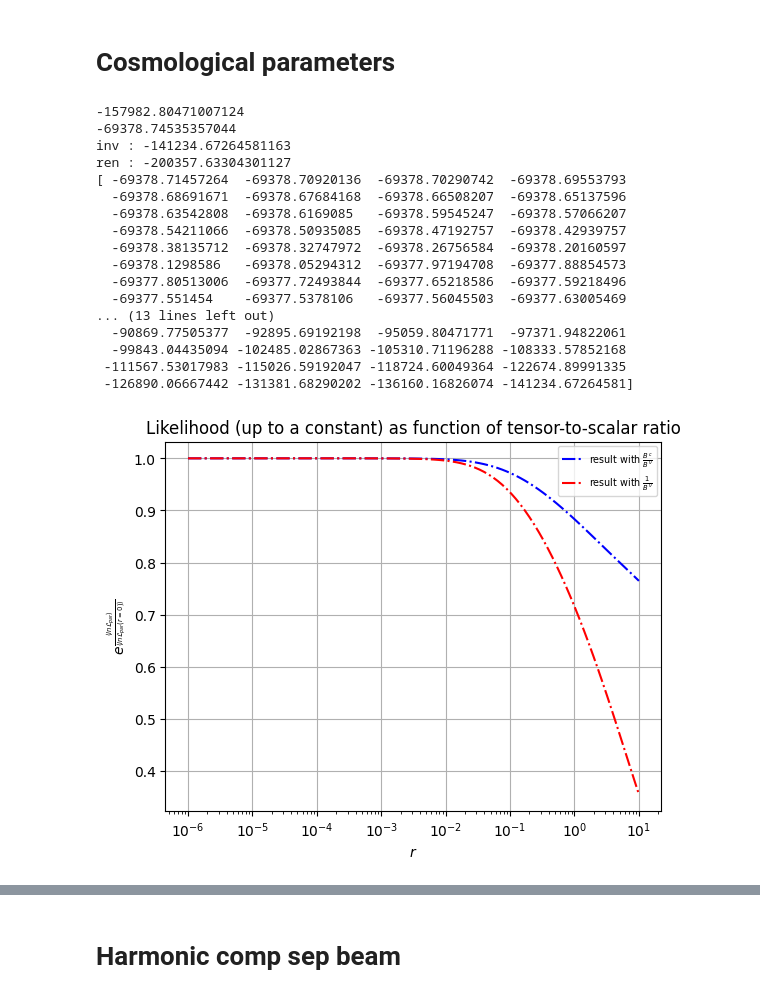
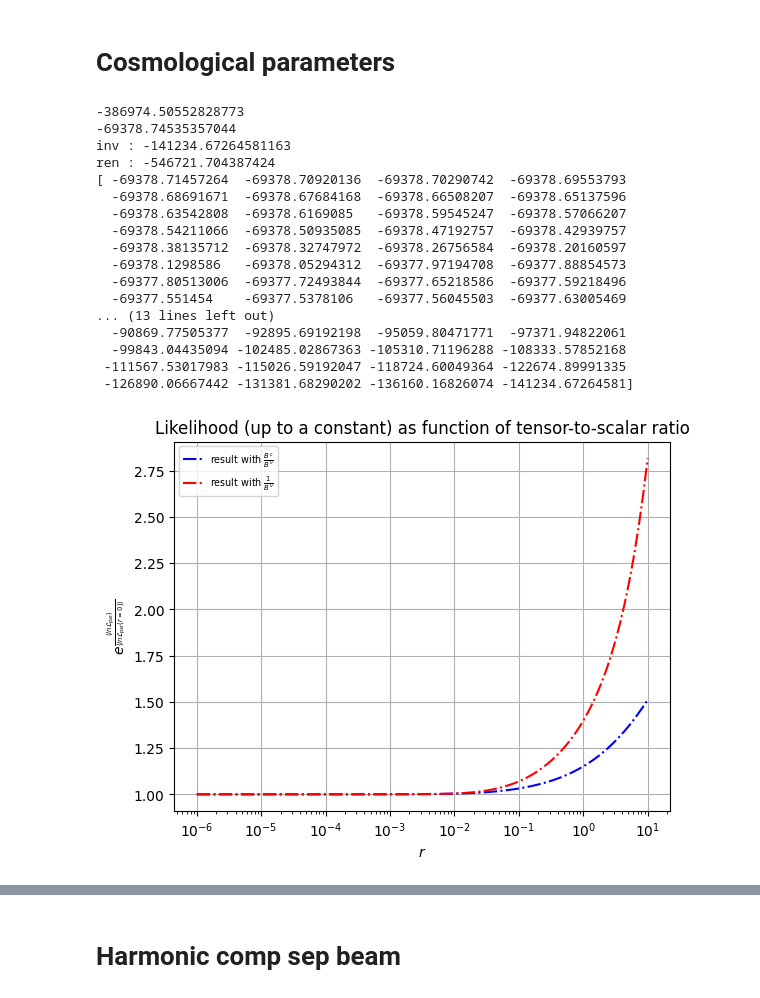
Before and after one commit to julientang/Stage3A, a Jupyter notebook: harmonic_comp_sep_with&withoutbeam.ipynb, the cells around one changed output, grey strips where cells are left out. Saved outputs shown, nothing was run; the diff lists cells and outputs as text; code cells hidden in the pictures.

```diff
--- a/harmonic_comp_sep_with&withoutbeam.ipynb
+++ b/harmonic_comp_sep_with&withoutbeam.ipynb
@@ -537,2 +562,2 @@ We divide the result of the component separation on the reconvolved data by the
 # %%
-result_beam_ren.s = np.array([np.array([hp.almxfl(result_beam_ren.s[i,j,:],1/beam_eff_CMB[:,0,j]) for j in range (2)] )for i in  range(3)])
+# result_beam_ren.s = np.array([np.array([hp.almxfl(result_beam_ren.s[i,j,:],1/beam_eff_CMB[:,0,j]) for j in range (2)] )for i in  range(3)])
@@ -582,7 +734,7 @@ print(b_c2.shape)
 (15, 384, 4)
 # %%
 cl_beam_inv =_get_Cl_noise_nofwhm(instrument=instrument,window = inv_beam_arr,A = A_beam_inv,lmax=lmax)[i_cmb, i_cmb, :]
-cl_beam_ren =_get_Cl_noise_nofwhm(instrument=instrument,window = b_c2, A = A_beam_ren,lmax=lmax)[i_cmb, i_cmb]
+cl_beam_ren =_get_Cl_noise_nofwhm(instrument=instrument,window = b_c, A = A_beam_ren,lmax=lmax)[i_cmb, i_cmb]
 print(cl_beam_ren.shape)
 print(cl_beam_inv.shape)
 # %% [output]
@@ -900,8 +1212,8 @@ print('ren : '+str(y_ren0))
 print(y_inv)
 fig,ax = py.subplots()
 
-ax.plot(r_arr,np.exp((y_ren[0]-y_ren)/y_ren[0]),'b-.', label = 'result with '+r'$\frac{B^c}{B^{\nu}}$')
-ax.plot(r_arr,np.exp((y_inv[0]-y_inv)/y_inv[0]),'r-.',label = 'result with '+r'$\frac{1}{B^{\nu}}$')
+ax.plot(r_arr,np.exp(-(y_ren[0]-y_ren)/y_ren[0]),'b-.', label = 'result with '+r'$\frac{B^c}{B^{\nu}}$')
+ax.plot(r_arr,np.exp(-(y_inv[0]-y_inv)/y_inv[0]),'r-.',label = 'result with '+r'$\frac{1}{B^{\nu}}$')
 
 
 # ax.plot(r_arr,-y_ren)
@@ -920,36 +1232,36 @@ py.grid()
 # py.ylim(-1,1)
 
         #  of the residuals with and without beam, with noise')
 # Set the background color of the plot
 # ax.set_facecolor('gray')
 
 # Set the background color of the figure
 # ax.xaxis.label.set_color('white')
 # ax.yaxis.label.set_color('white')
 # ax.title.set_color('white')
 # fig.set_facecolor('gray')
 
 py.legend(handles,labels, loc = 'best', fontsize = 'x-small')
 py.show()
 # %% [output]
--157982.80471007124
+-386974.50552828773
 -69378.74535357044
 inv : -141234.67264581163
-ren : -200357.63304301127
+ren : -546721.704387424
 [ -69378.71457264  -69378.70920136  -69378.70290742  -69378.69553793
   -69378.68691671  -69378.67684168  -69378.66508207  -69378.65137596
   -69378.63542808  -69378.6169085   -69378.59545247  -69378.57066207
   -69378.54211066  -69378.50935085  -69378.47192757  -69378.42939757
   -69378.38135712  -69378.32747972  -69378.26756584  -69378.20160597
   -69378.1298586   -69378.05294312  -69377.97194708  -69377.88854573
   -69377.80513006  -69377.72493844  -69377.65218586  -69377.59218496
   -69377.551454    -69377.5378106   -69377.56045503  -69377.63005469
 ... (13 lines left out)
   -90869.77505377  -92895.69192198  -95059.80471771  -97371.94822061
   -99843.04435094 -102485.02867363 -105310.71196288 -108333.57852168
  -111567.53017983 -115026.59192047 -118724.60049364 -122674.89991335
  -126890.06667442 -131381.68290202 -136160.16826074 -141234.67264581]
-[figure, old version]
+[figure, new version]
 # %%
 %ls
 # %% [output]
```
Also changed, not shown: parts of 64 cells of this notebook.
